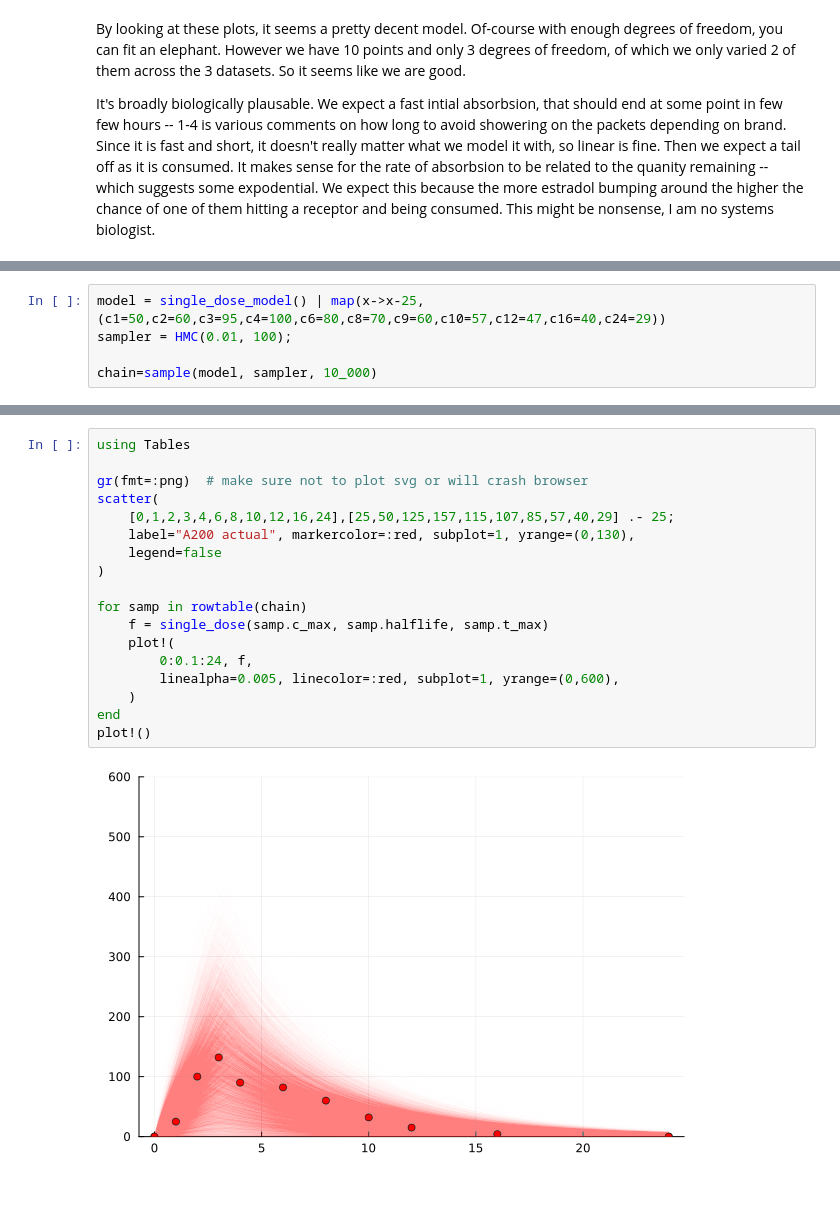
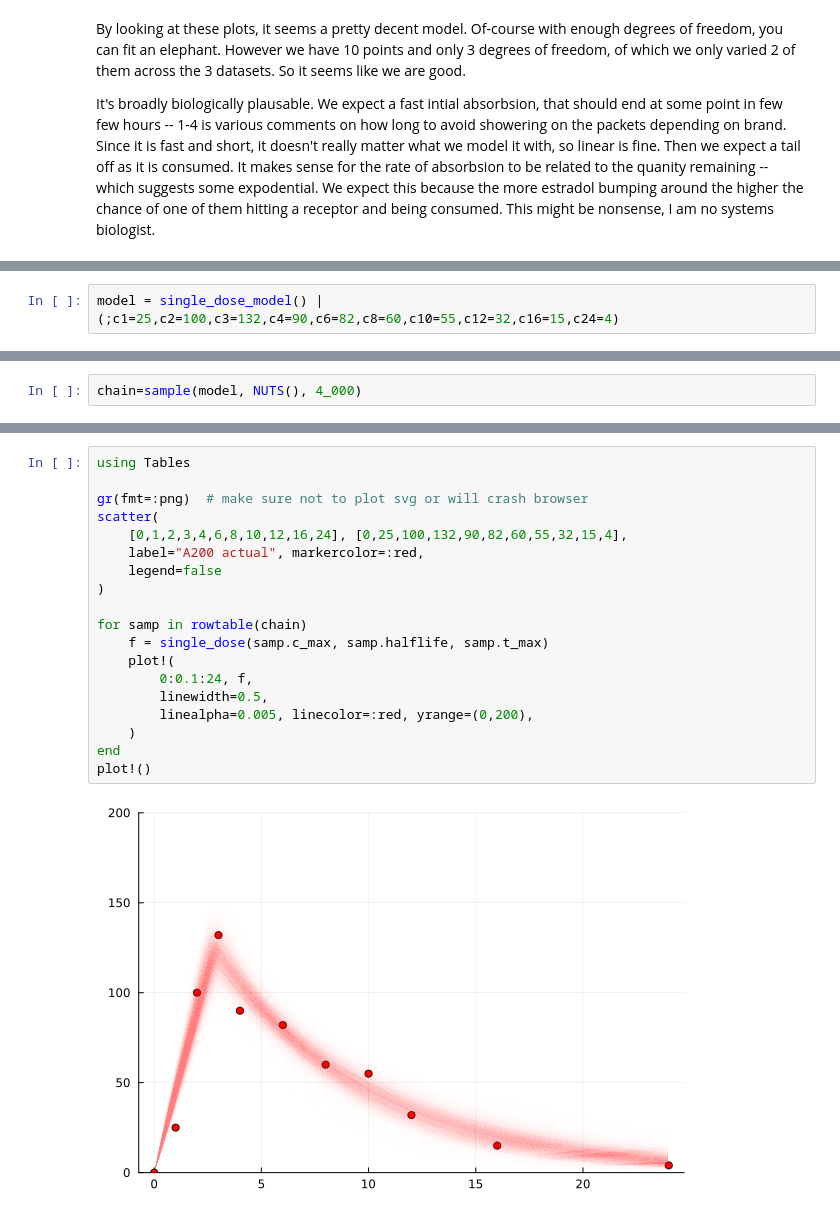
Before and after one commit to oxinabox/oxinabox.github.io, a Jupyter notebook: notebook_posts/Estimating Estrogen.ipynb, the cells around one changed output, grey strips where cells are left out. Drawn from its saved outputs; the diff is of its cells as text.

```diff
--- a/notebook_posts/Estimating Estrogen.ipynb
+++ b/notebook_posts/Estimating Estrogen.ipynb
@@ -116,8 +163,5 @@ end
 # %% [output]
 single_dose_model (generic function with 2 methods)
 # %%
-model = single_dose_model() | map(x->x-25, (c1=50,c2=60,c3=95,c4=100,c6=80,c8=70,c9=60,c10=57,c12=47,c16=40,c24=29))
-sampler = HMC(0.01, 100);
-
-chain=sample(model, sampler, 10_000)
+model = single_dose_model() | (;c1=25,c2=100,c3=132,c4=90,c6=82,c8=60,c10=55,c12=32,c16=15,c24=4)
 # %% [output]
@@ -140,0 +169,2 @@ Summary Statistics
+# %%
+chain=sample(model, NUTS(), 4_000)
@@ -141,20 +211,21 @@ Summary Statistics
 # %%
 using Tables
 
 gr(fmt=:png)  # make sure not to plot svg or will crash browser
 scatter(
-    [0,1,2,3,4,6,8,10,12,16,24],[25,50,125,157,115,107,85,57,40,29] .- 25;
-    label="A200 actual", markercolor=:red, subplot=1, yrange=(0,130),
+    [0,1,2,3,4,6,8,10,12,16,24], [0,25,100,132,90,82,60,55,32,15,4],
+    label="A200 actual", markercolor=:red,
     legend=false
 )
 
 for samp in rowtable(chain)
     f = single_dose(samp.c_max, samp.halflife, samp.t_max)
     plot!(
         0:0.1:24, f,
-        linealpha=0.005, linecolor=:red, subplot=1, yrange=(0,600),
+        linewidth=0.5,
+        linealpha=0.005, linecolor=:red, yrange=(0,200),
     )
 end
 plot!()
 # %% [output]
-[figure, old version]
+[figure, new version]
```
Also changed, not shown: parts of 15 cells of this notebook.
